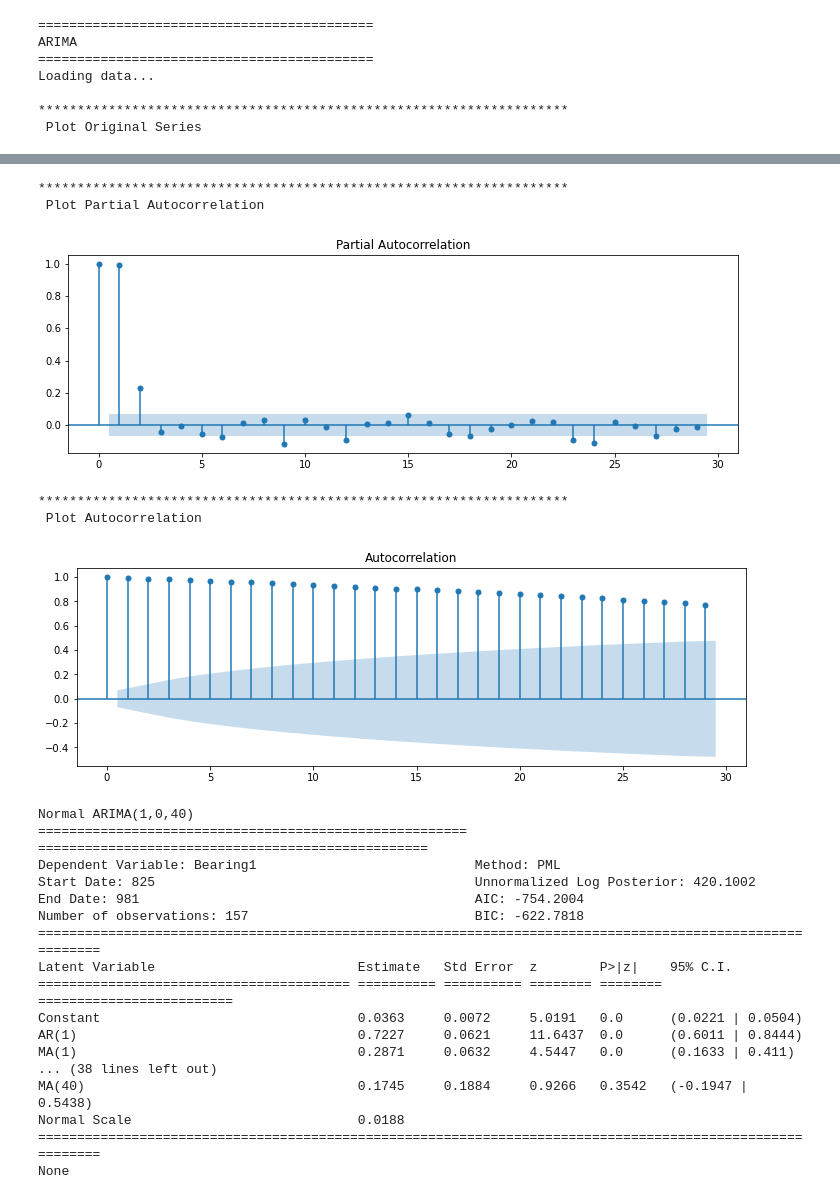
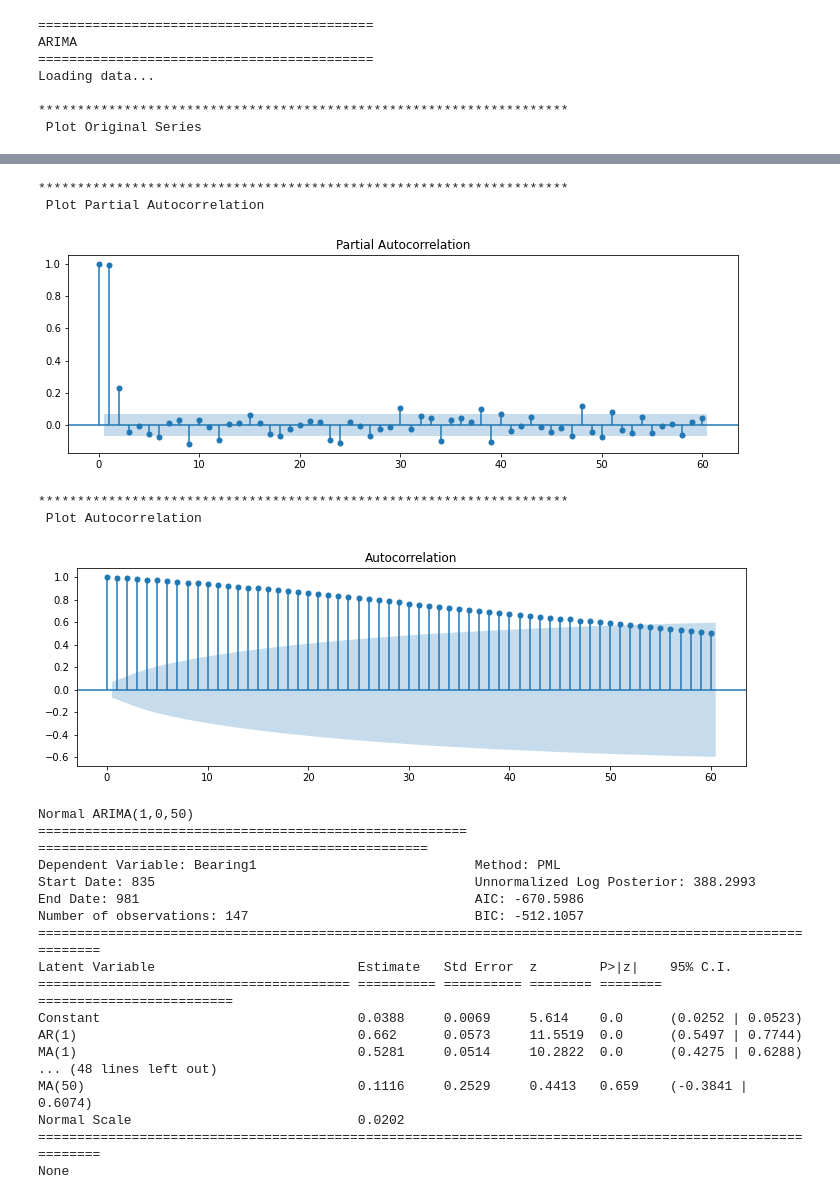
Before and after one commit to Eric106/Computational_Intelligence, a Jupyter notebook: Act3-Anomalous_Detection_LSTM/anomalous_detection.ipynb, the cells around one changed output, grey strips where cells are left out. Drawn from its saved outputs; the diff is of its cells as text; code cells hidden in the pictures.

```diff
--- a/Act3-Anomalous_Detection_LSTM/anomalous_detection.ipynb
+++ b/Act3-Anomalous_Detection_LSTM/anomalous_detection.ipynb
@@ -50,7 +50,7 @@ def run_arima(file:str, column:str):
     ARIMA_config = {
         'test_size': 0.2,
         'AR': 1,
-        'MA': 40,
+        'MA': 50,
         'target_method': 'PML',
         'h': 100,
         'pv': 40
@@ -94,49 +94,49 @@ def run_lstm(file:str, column:str):
 def main():
     paths = {
         'vibration':['Averaged_BearingTest_Dataset.csv','Bearing1']
     }
     div = colored('\n===========================================','magenta')
     for solution in ['ARIMA','LSTM']:
         print(div,colored('\n'+solution,'magenta'),div)
 
         if solution == 'ARIMA':
             elapsedTime = exec_time(run_arima, args=paths['vibration'])
         elif solution == 'LSTM':
             elapsedTime = exec_time(run_lstm, args=paths['vibration'])
 
         print(solution,"TIME --->", elapsedTime)
 
 
 main()
 # %% [output]
 ===========================================
 ARIMA
 ===========================================
 Loading data...
 
 ********************************************************************
  Plot Original Series
 [figure]
 ********************************************************************
  Plot Partial Autocorrelation
-[figure, old version]
+[figure, new version]
 ********************************************************************
  Plot Autocorrelation
-[figure, old version]
+[figure, new version]
-Normal ARIMA(1,0,40)
+Normal ARIMA(1,0,50)
 ======================================================= ==================================================
 Dependent Variable: Bearing1                            Method: PML
-Start Date: 825                                         Unnormalized Log Posterior: 420.1002
-End Date: 981                                           AIC: -754.2004
-Number of observations: 157                             BIC: -622.7818
+Start Date: 835                                         Unnormalized Log Posterior: 388.2993
+End Date: 981                                           AIC: -670.5986
+Number of observations: 147                             BIC: -512.1057
 ==========================================================================================================
 Latent Variable                          Estimate   Std Error  z        P>|z|    95% C.I.
 ======================================== ========== ========== ======== ======== =========================
-Constant                                 0.0363     0.0072     5.0191   0.0      (0.0221 | 0.0504)
-AR(1)                                    0.7227     0.0621     11.6437  0.0      (0.6011 | 0.8444)
-MA(1)                                    0.2871     0.0632     4.5447   0.0      (0.1633 | 0.411)
-... (38 lines left out)
-MA(40)                                   0.1745     0.1884     0.9266   0.3542   (-0.1947 | 0.5438)
-Normal Scale                             0.0188
+Constant                                 0.0388     0.0069     5.614    0.0      (0.0252 | 0.0523)
+AR(1)                                    0.662      0.0573     11.5519  0.0      (0.5497 | 0.7744)
+MA(1)                                    0.5281     0.0514     10.2822  0.0      (0.4275 | 0.6288)
+... (48 lines left out)
+MA(50)                                   0.1116     0.2529     0.4413   0.659    (-0.3841 | 0.6074)
+Normal Scale                             0.0202
 ==========================================================================================================
 None
```
Also changed, not shown: parts of 1 cell of this notebook, 2 other files.
